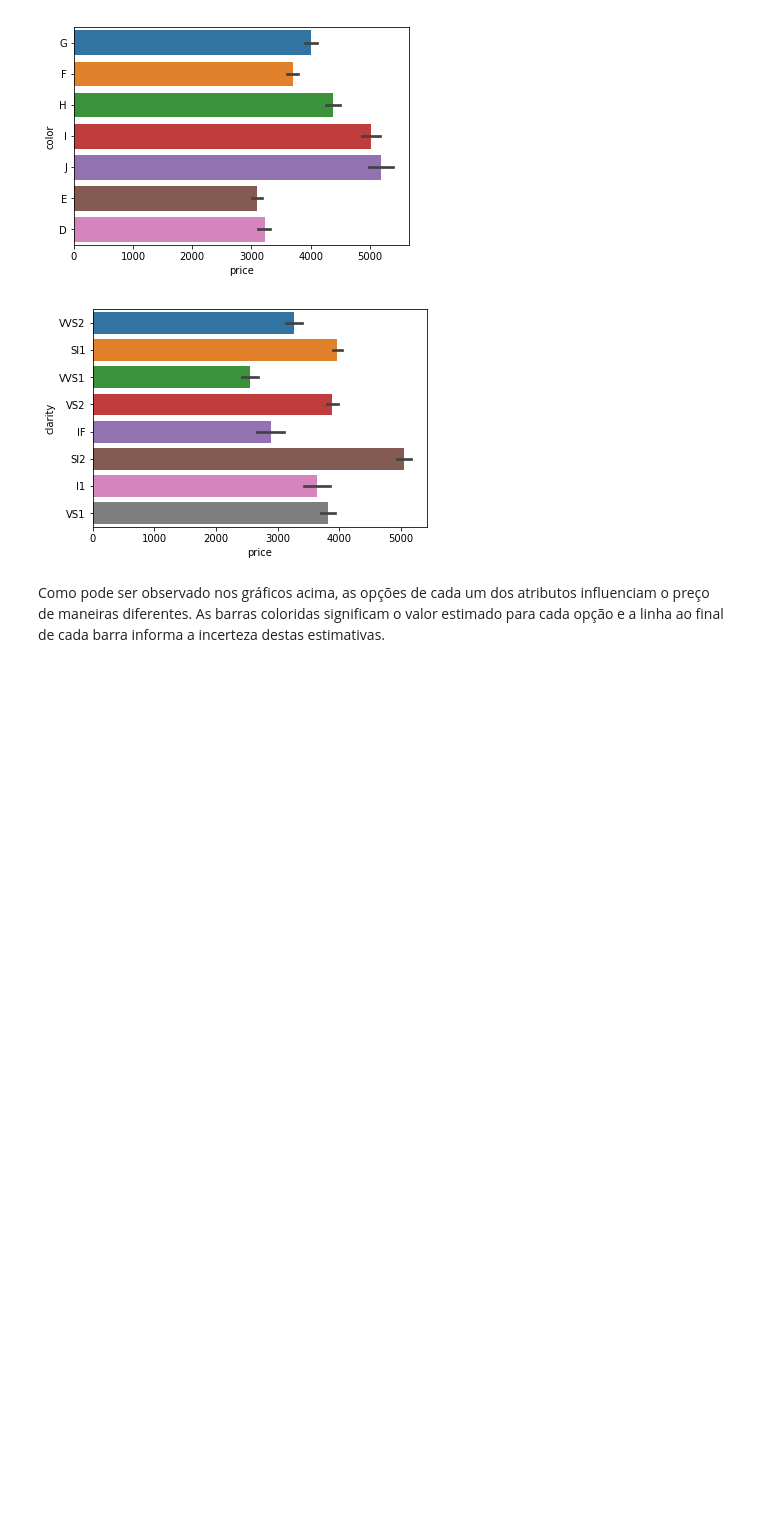
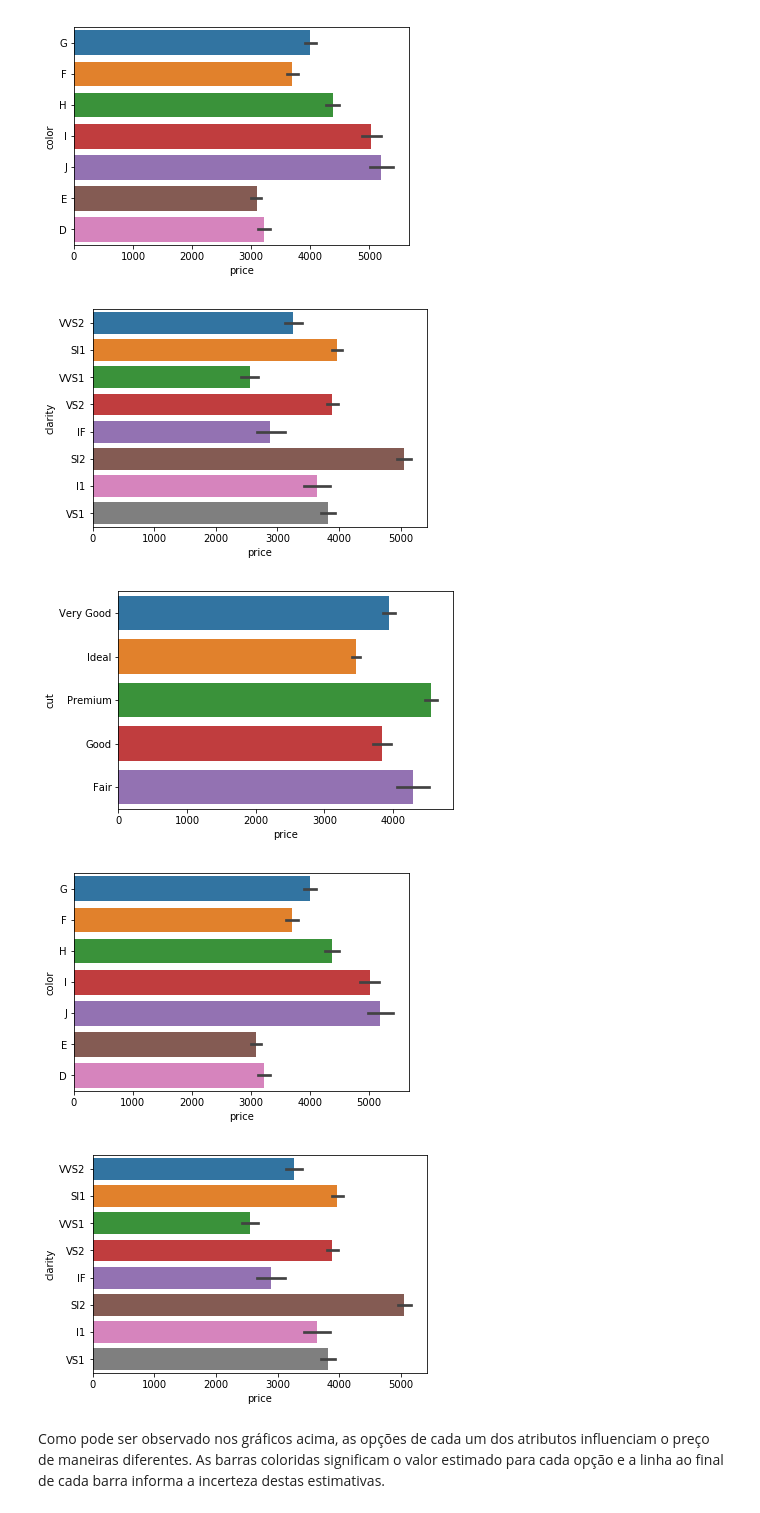
Before and after one commit to gbfelgas/regression-diamonds, a Jupyter notebook: regression-diamonds.ipynb, the cells around one changed output. Drawn from its saved outputs; the diff is of its cells as text; code cells hidden in the pictures; blank space fills up the shorter version.

Commit message:
Experimentals: New data analysis and models

```diff
--- a/regression-diamonds.ipynb
+++ b/regression-diamonds.ipynb
@@ -675,6 +699,24 @@ plt.show()
 [figure]
 [figure]
 [figure]
+# %%
+# Relacionando os atributos literais ao preco, com visualizacao
+
+# Analisando a influencia de cut
+sns.barplot(x = "price", y = "cut", data = train_pol)
+plt.show()
+
+# Analisando a influencia de color
+sns.barplot(x = "price", y = "color", data = train_pol)
+plt.show()
+
+# Analisando a influencia de clarity
+sns.barplot(x = "price", y = "clarity", data = train_pol)
+plt.show()
+# %% [output]
+[figure, added]
+[figure, added]
+[figure, added]
 # %% [markdown]
 Como pode ser observado nos gráficos acima, as opções de cada um dos atributos influenciam o preço de maneiras diferentes. As barras coloridas significam o valor estimado para cada opção e a linha ao final de cada barra informa a incerteza destas estimativas.
 # %% [markdown]
```
Also changed, not shown: parts of 26 cells of this notebook, 2 other files.
